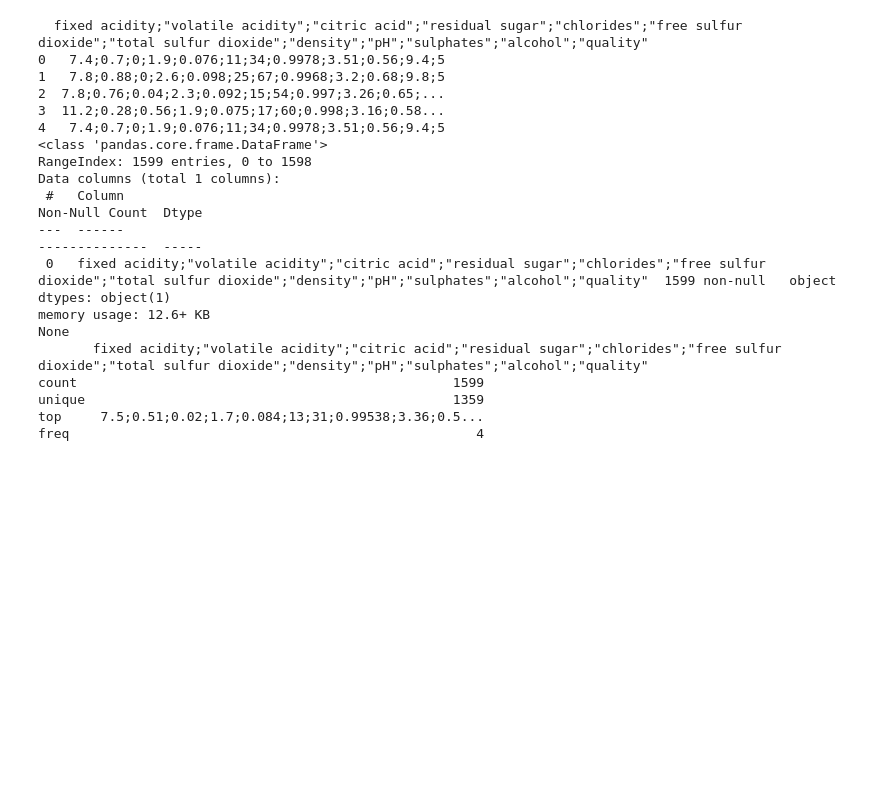
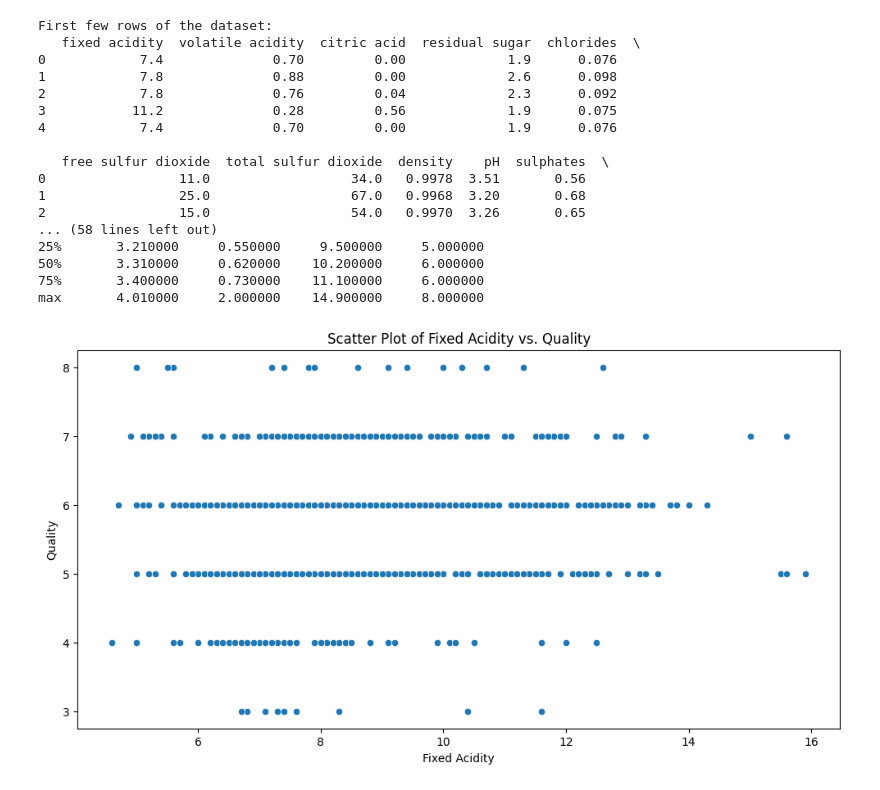
Before and after one commit to NanayawBawiah/FinalProject, a Jupyter notebook: supervised/KNearestNeighbours/KNearestNeighbour.ipynb, the cells around one changed output. Drawn from its saved outputs; the diff is of its cells as text; code cells hidden in the pictures; blank space fills up the shorter version.

```diff
--- a/supervised/KNearestNeighbours/KNearestNeighbour.ipynb
+++ b/supervised/KNearestNeighbours/KNearestNeighbour.ipynb
@@ -9,30 +78,40 @@ from sklearn.metrics import accuracy_score, confusion_matrix
 # %%
-# Load the Wine Quality dataset
-df = pd.read_csv('winequality-red.csv')
+
+# Load the Wine Quality dataset with correct delimiter
+df = pd.read_csv('winequality-red.csv', delimiter=';')
 
 # Explore the data
+print("First few rows of the dataset:")
 print(df.head())
+print("\nDataset info:")
 print(df.info())
+print("\nStatistical summary:")
 print(df.describe())
+
+# Visualize the relationship between 'fixed acidity' and 'quality'
+plt.figure(figsize=(12, 6))
+sns.scatterplot(x='fixed acidity', y='quality', data=df)
+plt.xlabel('Fixed Acidity')
+plt.ylabel('Quality')
+plt.title('Scatter Plot of Fixed Acidity vs. Quality')
+plt.show()
 # %% [output]
-  fixed acidity;"volatile acidity";"citric acid";"residual sugar";"chlorides";"free sulfur dioxide";"total sulfur dioxide";"density";"pH";"sulphates";"alcohol";"quality"
-0   7.4;0.7;0;1.9;0.076;11;34;0.9978;3.51;0.56;9.4;5
-1   7.8;0.88;0;2.6;0.098;25;67;0.9968;3.2;0.68;9.8;5
-2  7.8;0.76;0.04;2.3;0.092;15;54;0.997;3.26;0.65;...
-3  11.2;0.28;0.56;1.9;0.075;17;60;0.998;3.16;0.58...
-4   7.4;0.7;0;1.9;0.076;11;34;0.9978;3.51;0.56;9.4;5
-<class 'pandas.core.frame.DataFrame'>
-RangeIndex: 1599 entries, 0 to 1598
-Data columns (total 1 columns):
- #   Column                                                                                                                                                                   Non-Null Count  Dtype
----  ------                                                                                                                                                                   --------------  -----
- 0   fixed acidity;"volatile acidity";"citric acid";"residual sugar";"chlorides";"free sulfur dioxide";"total sulfur dioxide";"density";"pH";"sulphates";"alcohol";"quality"  1599 non-null   object
-dtypes: object(1)
-memory usage: 12.6+ KB
-None
-       fixed acidity;"volatile acidity";"citric acid";"residual sugar";"chlorides";"free sulfur dioxide";"total sulfur dioxide";"density";"pH";"sulphates";"alcohol";"quality"
-count                                                1599
-unique                                               1359
-top     7.5;0.51;0.02;1.7;0.084;13;31;0.99538;3.36;0.5...
-freq                                                    4
+First few rows of the dataset:
+   fixed acidity  volatile acidity  citric acid  residual sugar  chlorides  \
+0            7.4              0.70         0.00             1.9      0.076
+1            7.8              0.88         0.00             2.6      0.098
+2            7.8              0.76         0.04             2.3      0.092
+3           11.2              0.28         0.56             1.9      0.075
+4            7.4              0.70         0.00             1.9      0.076
+
+   free sulfur dioxide  total sulfur dioxide  density    pH  sulphates  \
+0                 11.0                  34.0   0.9978  3.51       0.56
+1                 25.0                  67.0   0.9968  3.20       0.68
+2                 15.0                  54.0   0.9970  3.26       0.65
+... (58 lines left out)
+25%       3.210000     0.550000     9.500000     5.000000
+50%       3.310000     0.620000    10.200000     6.000000
+75%       3.400000     0.730000    11.100000     6.000000
+max       4.010000     2.000000    14.900000     8.000000
+[figure, added]
 # %%
```
Also changed, not shown: parts of 4 cells of this notebook, 2 other files.
